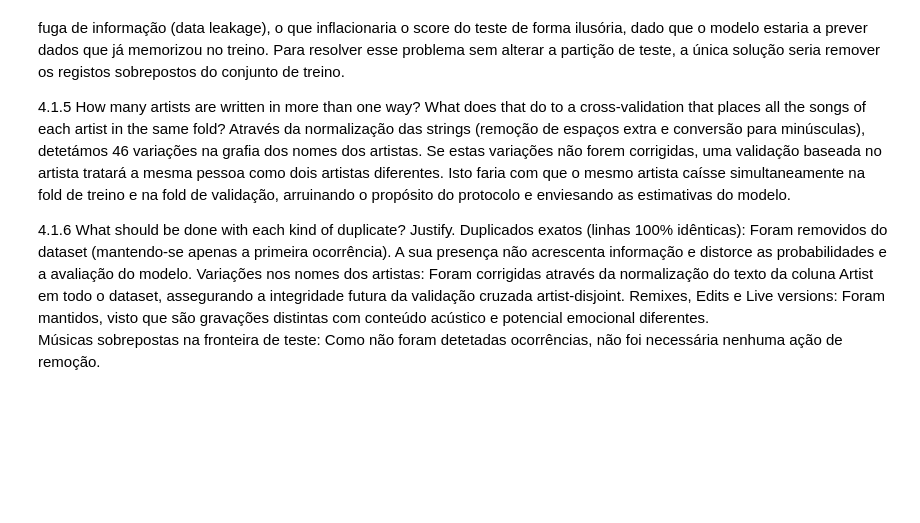
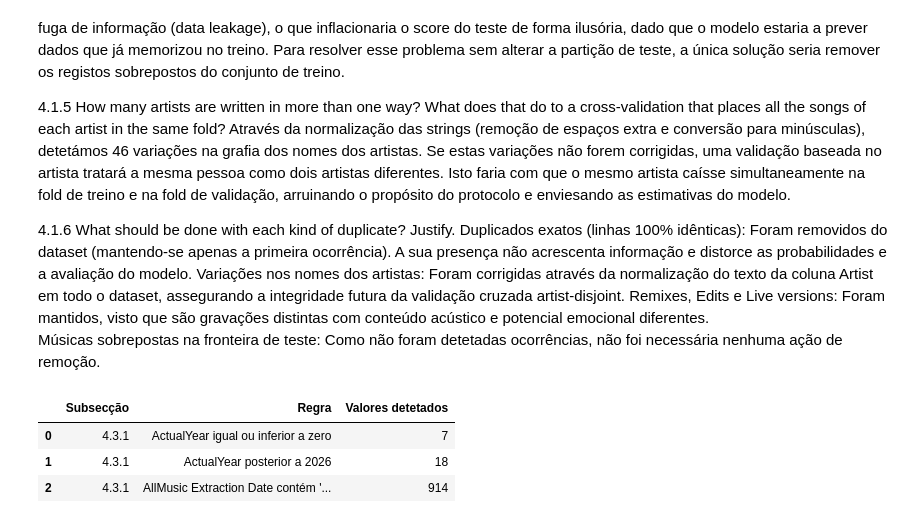
Before and after one commit to tdamiaon/ECAC-Projeto, a Jupyter notebook: a.ipynb, the cells around one changed output. Cells and saved outputs as stored; diff of their text form; code cells hidden in the pictures; blank space fills up the shorter version.

```diff
--- a/a.ipynb
+++ b/a.ipynb
@@ -214,3 +214,45 @@ Através da normalização das strings (remoção de espaços extra e conversão
 Duplicados exatos (linhas 100% idênticas): Foram removidos do dataset (mantendo-se apenas a primeira ocorrência). A sua presença não acrescenta informação e distorce as probabilidades e a avaliação do modelo.
 Variações nos nomes dos artistas: Foram corrigidas através da normalização do texto da coluna Artist em todo o dataset, assegurando a integridade futura da validação cruzada artist-disjoint.   Remixes, Edits e Live versions: Foram mantidos, visto que são gravações distintas com conteúdo acústico e potencial emocional diferentes.
 Músicas sobrepostas na fronteira de teste: Como não foram detetadas ocorrências, não foi necessária nenhuma ação de remoção.
+# %%
+# 4.3 - Errors
+# Inspecionar os valores das colunas candidatas a conter erros
+columns_to_check = [
+    'Duration',
+    'Year',
+    'LowestYear',
+    'ActualYear',
+    'Sample',
+    'Relevance',
+    'AllMusic Extraction Date'
+]
+
+# 4.3.1 — Identify impossible values
+rules_431 = {
+    "ActualYear igual ou inferior a zero": (
+        df_train_cleaned["ActualYear"].notna()
+        & (pd.to_numeric(df_train_cleaned["ActualYear"], errors="coerce") <= 0)
+    ),
+    "ActualYear posterior a 2026": (
+        pd.to_numeric(df_train_cleaned["ActualYear"], errors="coerce") > 2026
+    ),
+    "AllMusic Extraction Date contém 'Old' ou 'New'": (
+        df_train_cleaned["AllMusic Extraction Date"].isin(["Old", "New"])
+    )
+}
+
+results_431 = pd.DataFrame([
+    {
+        "Subsecção": "4.3.1",
+        "Regra": rule,
+        "Valores detetados": int(mask.sum())
+    }
+    for rule, mask in rules_431.items()
+])
+
+display(results_431)
+# %% [output]
+|  | Subsecção | Regra | Valores detetados |
+| 0 | 4.3.1 | ActualYear igual ou inferior a zero | 7 |
+| 1 | 4.3.1 | ActualYear posterior a 2026 | 18 |
+| 2 | 4.3.1 | AllMusic Extraction Date contém '... | 914 |
```
Also changed, not shown: parts of 4 cells of this notebook.
